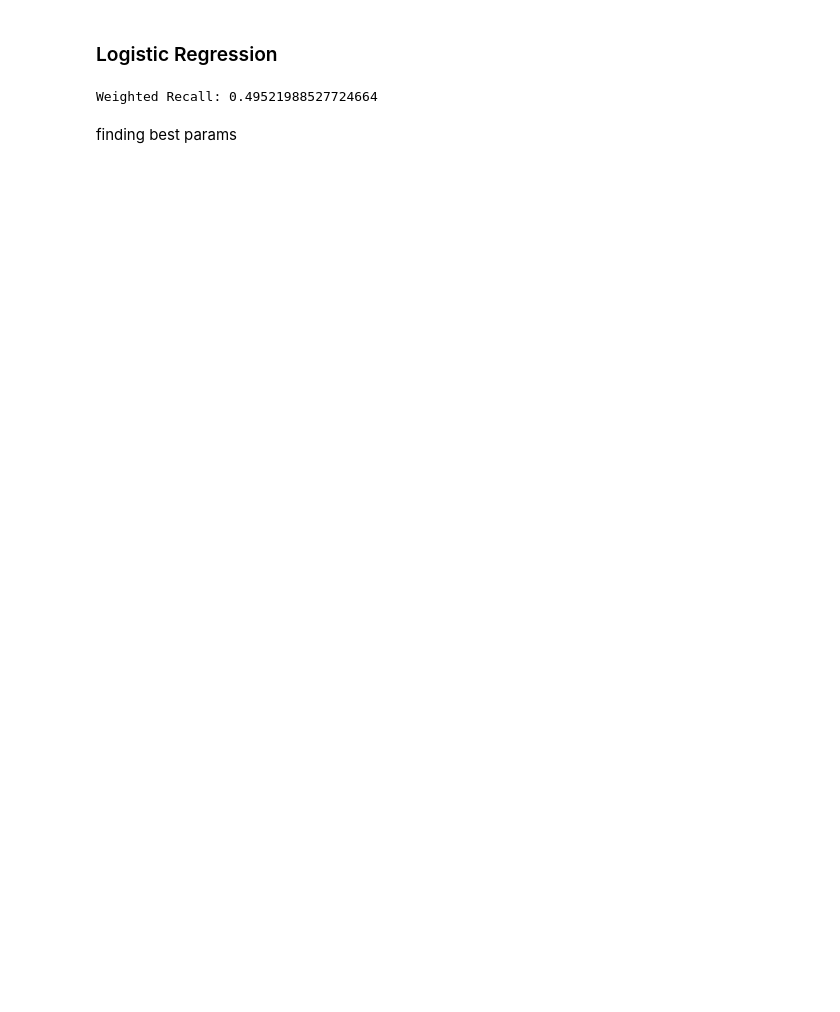
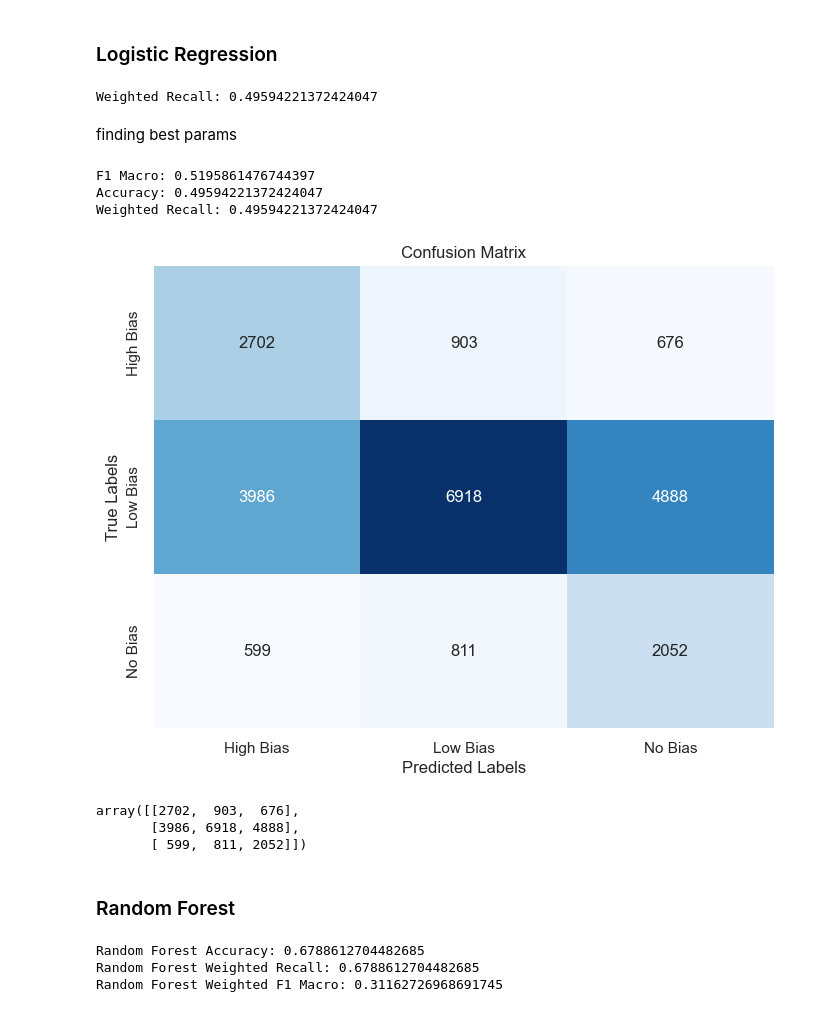
Before and after one commit to madelinebirch/Bias_Classification_for_Headline_Objectivity, a Jupyter notebook: final.ipynb, the cells around one changed output. Drawn from its saved outputs; the diff is of its cells as text; code cells hidden in the pictures; blank space fills up the shorter version.

```diff
--- a/final.ipynb
+++ b/final.ipynb
@@ -568,9 +571,11 @@ dtype: int64
 # %%
-# Extract the unique classes and their counts
-classes, counts = np.unique(y_train, return_counts=True)
+# Manually calculating class weights
 
-# Calculate class weights
-total_samples = len(y_train)
+# Extract the unique classes and their counts from the 'bias_category' column in final_df
+classes, counts = np.unique(final_df['bias_category'], return_counts=True)
+
+# Calculate class weights for the 'bias_category' column in final_df
+total_samples = len(final_df['bias_category'])
 class_weights = total_samples / (len(classes) * counts)
 
 # Create a dictionary mapping class labels to their respective weights
@@ -630,13 +639,7 @@ logreg_model.fit(X_train_array, y_train)
 
 # Make predictions on the test data
 y_pred = logreg_model.predict(X_test_array)
-
-# Evaluate the performance on weighted recall
-weighted_recall = recall_score(y_test, y_pred, average='weighted')
-
-# Print the weighted recall score
-print('Weighted Recall:', weighted_recall)
 # %% [output]
-Weighted Recall: 0.49521988527724664
+Weighted Recall: 0.49594221372424047
 # %% [markdown]
 finding best params
@@ -652,0 +646,62 @@ print("Best parameters: ", grid_search.best_params_)
+# %%
+from sklearn.metrics import f1_score, accuracy_score
+
+# Evaluate the performance on weighted recall
+weighted_recall = recall_score(y_test, y_pred, average='weighted')
+
+# Calculate weighted F1 macro score
+f1_macro = f1_score(y_test, y_pred, average='weighted')
+
+# Calculate weighted accuracy score
+weighted_accuracy = accuracy_score(y_test, y_pred)
+
+# Print the scores
+print('F1 Macro:', f1_macro)
+print('Accuracy:', weighted_accuracy)
+print('Weighted Recall:', weighted_recall)
+# %% [output]
+F1 Macro: 0.5195861476744397
+Accuracy: 0.49594221372424047
+Weighted Recall: 0.49594221372424047
+# %%
+from sklearn.metrics import confusion_matrix
+
+# Get unique classes from y_test
+unique_classes = np.unique(y_test)
+
+# Calculate the confusion matrix
+logreg_cm = confusion_matrix(y_test, y_pred, labels=unique_classes)
+
+# Plot the confusion matrix
+plt.figure(figsize=(8, 6))
+sns.heatmap(logreg_cm, annot=True, fmt='d', cmap='Blues', cbar=False,
+            xticklabels=unique_classes, yticklabels=unique_classes)
+plt.title('Confusion Matrix')
+plt.xlabel('Predicted Labels')
+plt.ylabel('True Labels')
+plt.show()
+# %% [output]
+[figure, added]
+# %%
+logreg_cm
+# %% [output]
+array([[2702,  903,  676],
+       [3986, 6918, 4888],
+       [ 599,  811, 2052]])
+# %% [markdown]
+### Random Forest
+# %%
+from sklearn.ensemble import RandomForestClassifier
+
+# Create an instance of RandomForestClassifier
+rf_model = RandomForestClassifier(random_state=42, class_weight=class_weight_dict)
+
+# Train the model on the training data
+rf_model.fit(X_train_array, y_train)
+
+# Make predictions on the test data
+y_pred_rf = rf_model.predict(X_test_array)
+# %% [output]
+Random Forest Accuracy: 0.6788612704482685
+Random Forest Weighted Recall: 0.6788612704482685
+Random Forest Weighted F1 Macro: 0.31162726968691745
```
Also changed, not shown: parts of 14 cells of this notebook.
